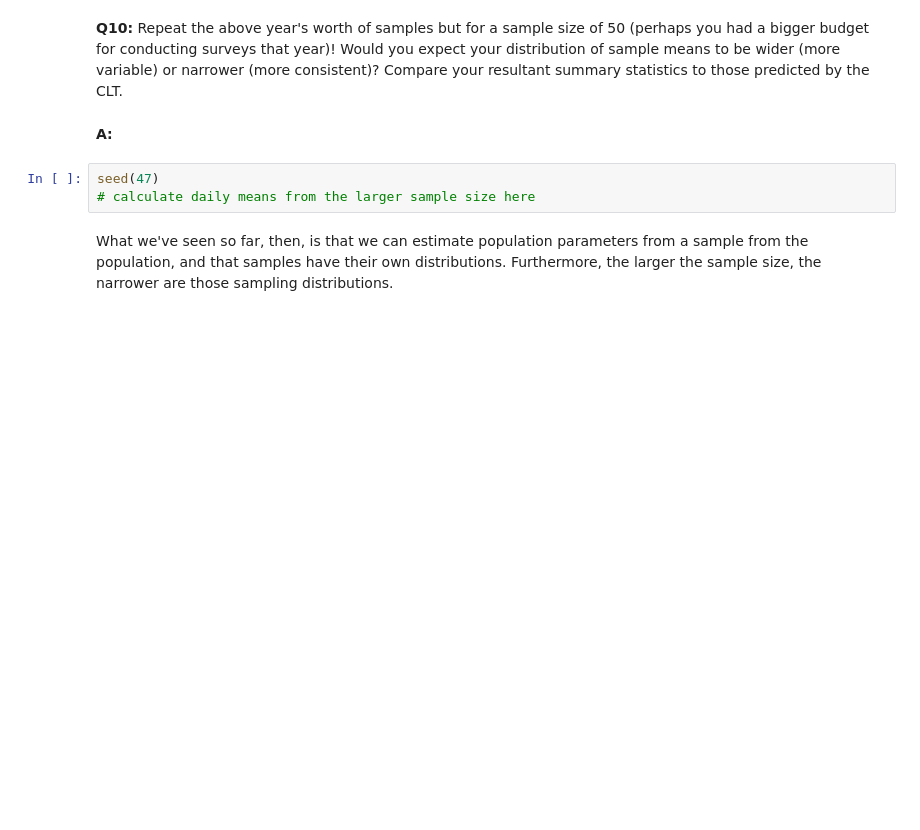
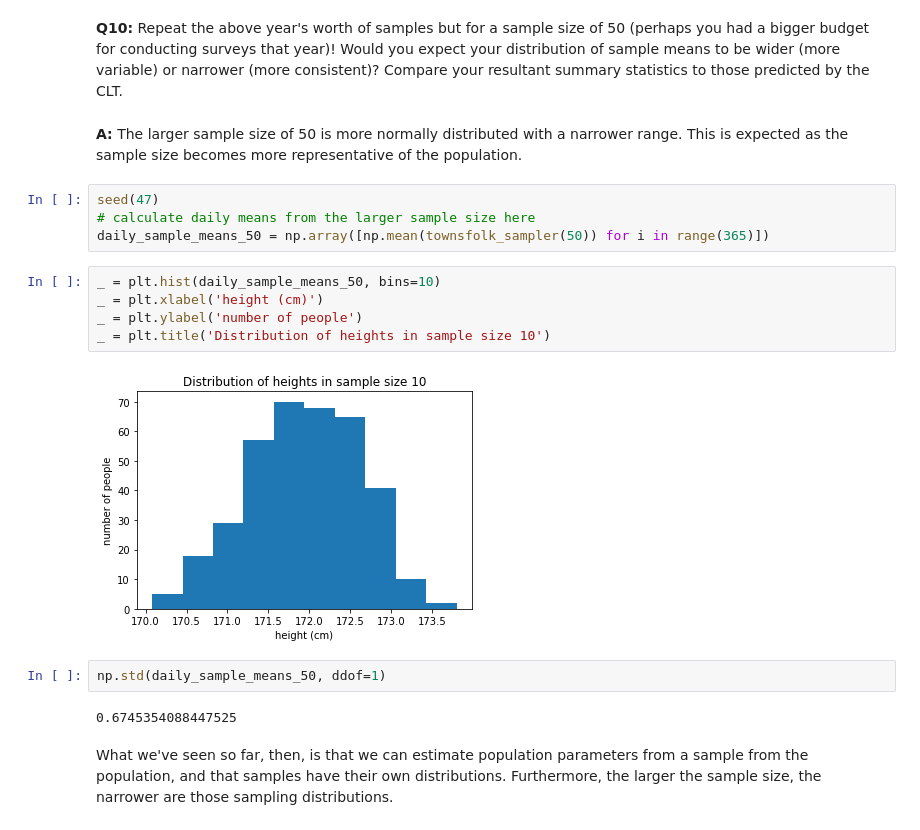
Before and after one commit to JasonCaldwellMBA/Frequentist_Case_Study, a Jupyter notebook: Frequentist Inference Case Study - Part A (3).ipynb, the cells around one changed output. Drawn from its saved outputs; the diff is of its cells as text; blank space fills up the shorter version.

```diff
--- a/Frequentist Inference Case Study - Part A (3).ipynb
+++ b/Frequentist Inference Case Study - Part A (3).ipynb
@@ -229,11 +263,23 @@ __A:__
 Remember, in this instance, we knew our population parameters, that the average height really is 172 cm and the standard deviation is 5 cm, and we see some of our daily estimates of the population mean were as low as around 168 and some as high as 176.
 # %% [markdown]
 __Q10:__ Repeat the above year's worth of samples but for a sample size of 50 (perhaps you had a bigger budget for conducting surveys that year)! Would you expect your distribution of sample means to be wider (more variable) or narrower (more consistent)? Compare your resultant summary statistics to those predicted by the CLT.
-# %% [markdown]
-__A:__
+# %% [markdown]
+__A:__ The larger sample size of 50 is more normally distributed with a narrower range. This is expected as the sample size becomes more representative of the population.
 # %%
 seed(47)
 # calculate daily means from the larger sample size here
+daily_sample_means_50 = np.array([np.mean(townsfolk_sampler(50)) for i in range(365)])
+# %%
+_ = plt.hist(daily_sample_means_50, bins=10)
+_ = plt.xlabel('height (cm)')
+_ = plt.ylabel('number of people')
+_ = plt.title('Distribution of heights in sample size 10')
+# %% [output]
+[figure, added]
+# %%
+np.std(daily_sample_means_50, ddof=1)
+# %% [output]
+0.6745354088447525
 # %% [markdown]
 What we've seen so far, then, is that we can estimate population parameters from a sample from the population, and that samples have their own distributions. Furthermore, the larger the sample size, the narrower are those sampling distributions.
 # %% [markdown]
```
Also changed, not shown: parts of 31 cells of this notebook.
